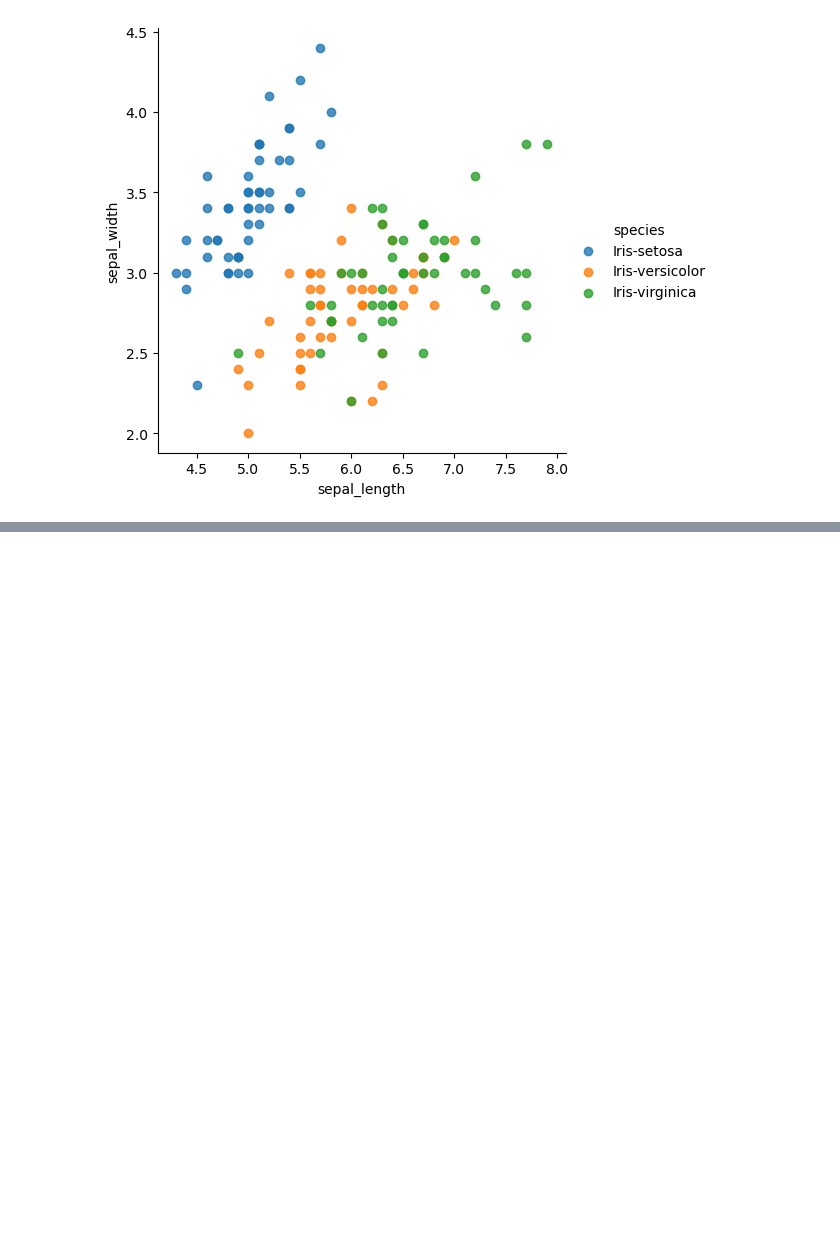
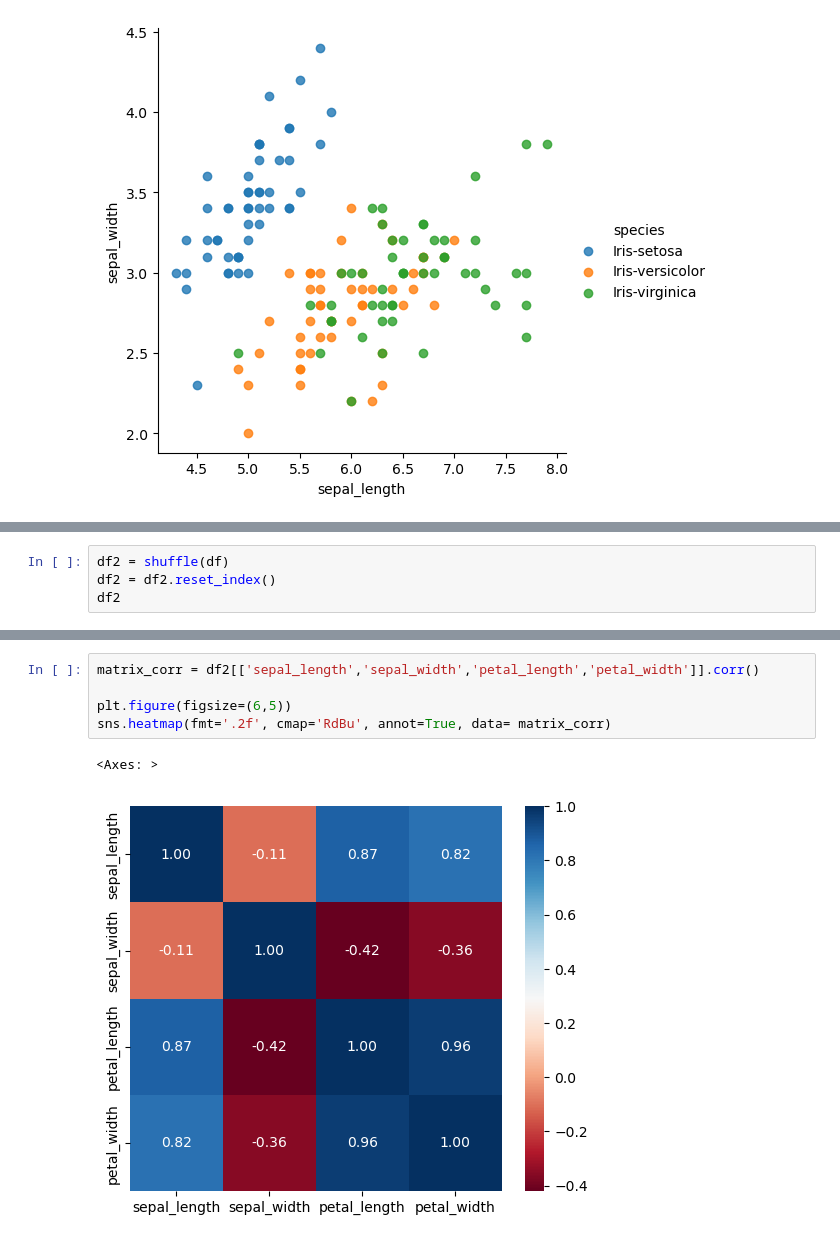
Before and after one commit to JpLimags/Classifier_Iris, a Jupyter notebook: classifier_iris.ipynb, the cells around one changed output, grey strips where cells are left out. Drawn from its saved outputs; the diff is of its cells as text; blank space fills up the shorter version.

```diff
--- a/classifier_iris.ipynb
+++ b/classifier_iris.ipynb
@@ -82,0 +137,4 @@ sns.lmplot(x="sepal_length", y="sepal_width", fit_reg=False, hue='species', data
+# %%
+df2 = shuffle(df)
+df2 = df2.reset_index()
+df2
@@ -82,0 +155,8 @@ sns.lmplot(x="sepal_length", y="sepal_width", fit_reg=False, hue='species', data
+# %%
+matrix_corr = df2[['sepal_length','sepal_width','petal_length','petal_width']].corr()
+
+plt.figure(figsize=(6,5))
+sns.heatmap(fmt='.2f', cmap='RdBu', annot=True, data= matrix_corr)
+# %% [output]
+<Axes: >
+[figure, added]
```
Also changed, not shown: parts of 31 cells of this notebook.
